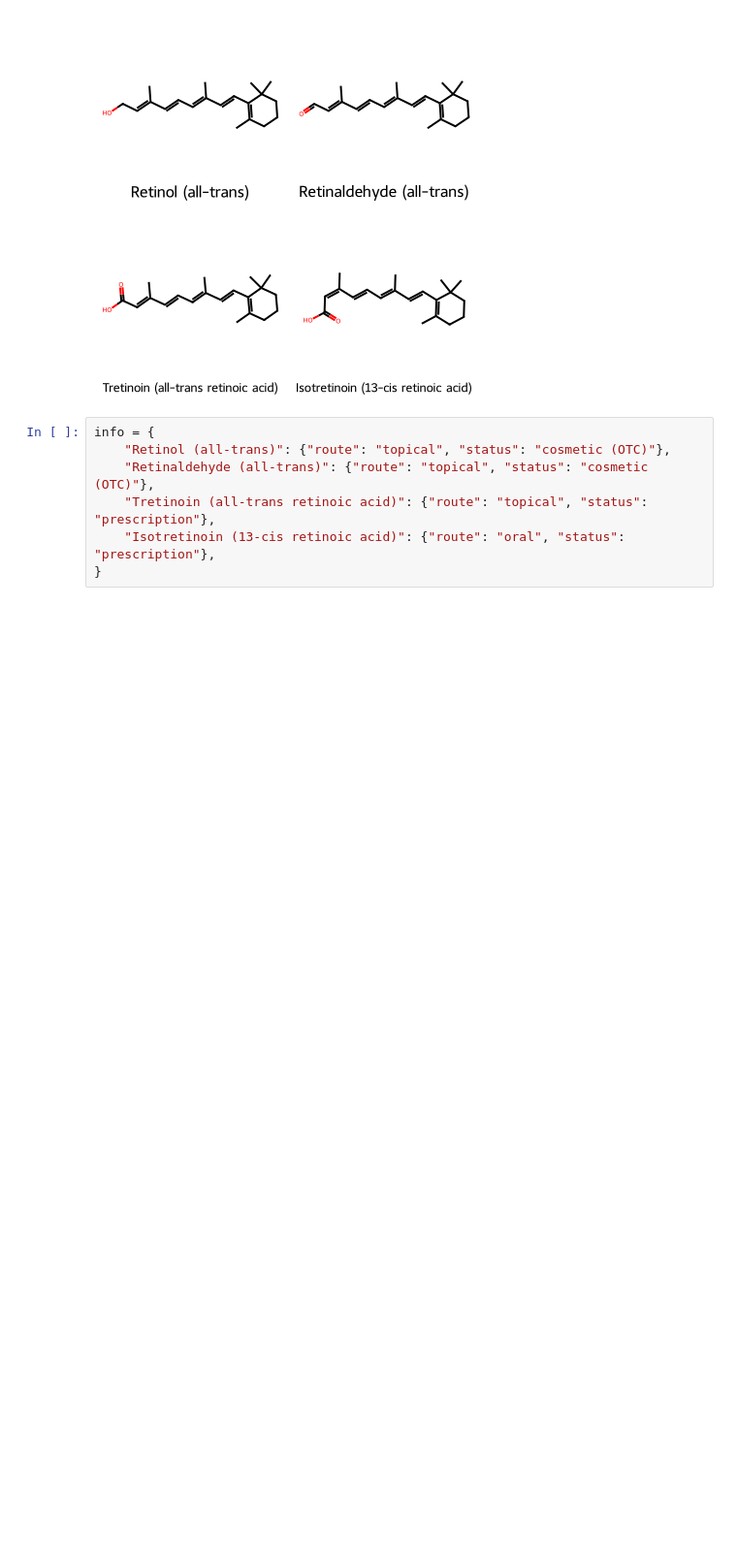
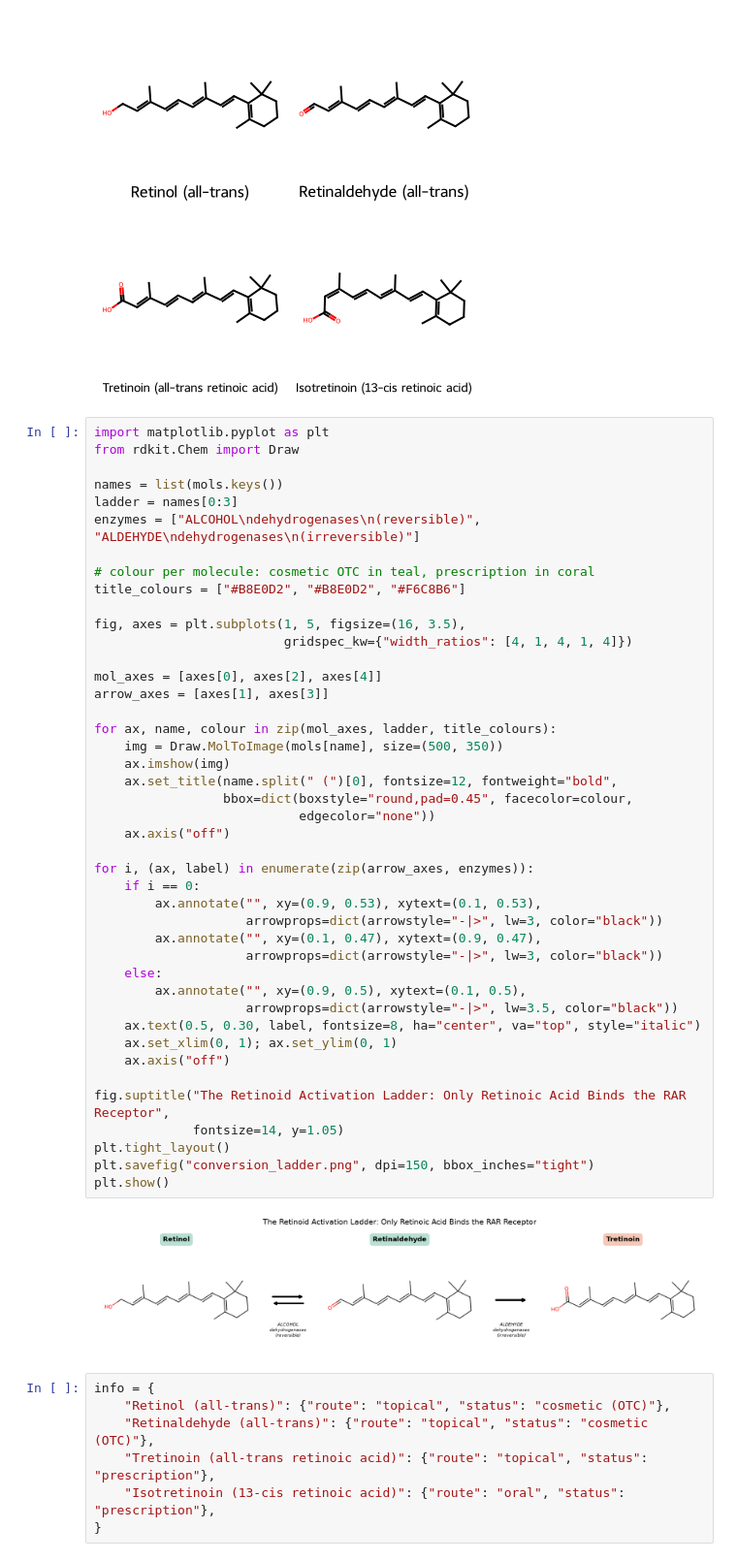
Before and after one commit to luisabbarclay1/Retinoid-analysis, a Jupyter notebook: retinoid_analysis.ipynb, the cells around one changed output. Shown at 97% size. Saved outputs shown, nothing was run; the diff lists cells and outputs as text; blank space fills up the shorter version.

Commit message:
Ladder figure with equilibrium arrows and descriptor table

```diff
--- a/retinoid_analysis.ipynb
+++ b/retinoid_analysis.ipynb
@@ -13,6 +15,51 @@ mols = {name: Chem.MolFromSmiles(smi) for name, smi in molecules.items()}
 Draw.MolsToGridImage(list(mols.values()), legends=list(mols.keys()), molsPerRow=2)
 # %% [output]
 [figure]
+# %%
+import matplotlib.pyplot as plt
+from rdkit.Chem import Draw
+
+names = list(mols.keys())
+ladder = names[0:3]
+enzymes = ["ALCOHOL\ndehydrogenases\n(reversible)", "ALDEHYDE\ndehydrogenases\n(irreversible)"]
+
+# colour per molecule: cosmetic OTC in teal, prescription in coral
+title_colours = ["#B8E0D2", "#B8E0D2", "#F6C8B6"]
+
+fig, axes = plt.subplots(1, 5, figsize=(16, 3.5),
+                         gridspec_kw={"width_ratios": [4, 1, 4, 1, 4]})
+
+mol_axes = [axes[0], axes[2], axes[4]]
+arrow_axes = [axes[1], axes[3]]
+
+for ax, name, colour in zip(mol_axes, ladder, title_colours):
+    img = Draw.MolToImage(mols[name], size=(500, 350))
+    ax.imshow(img)
+    ax.set_title(name.split(" (")[0], fontsize=12, fontweight="bold",
+                 bbox=dict(boxstyle="round,pad=0.45", facecolor=colour,
+                           edgecolor="none"))
+    ax.axis("off")
+
+for i, (ax, label) in enumerate(zip(arrow_axes, enzymes)):
+    if i == 0:
+        ax.annotate("", xy=(0.9, 0.53), xytext=(0.1, 0.53),
+                    arrowprops=dict(arrowstyle="-|>", lw=3, color="black"))
+        ax.annotate("", xy=(0.1, 0.47), xytext=(0.9, 0.47),
+                    arrowprops=dict(arrowstyle="-|>", lw=3, color="black"))
+    else:
+        ax.annotate("", xy=(0.9, 0.5), xytext=(0.1, 0.5),
+                    arrowprops=dict(arrowstyle="-|>", lw=3.5, color="black"))
+    ax.text(0.5, 0.30, label, fontsize=8, ha="center", va="top", style="italic")
+    ax.set_xlim(0, 1); ax.set_ylim(0, 1)
+    ax.axis("off")
+
+fig.suptitle("The Retinoid Activation Ladder: Only Retinoic Acid Binds the RAR Receptor",
+             fontsize=14, y=1.05)
+plt.tight_layout()
+plt.savefig("conversion_ladder.png", dpi=150, bbox_inches="tight")
+plt.show()
+# %% [output]
+[figure, added]
 # %%
 info = {
     "Retinol (all-trans)": {"route": "topical", "status": "cosmetic (OTC)"},
```
Also changed, not shown: parts of 2 cells of this notebook, 2 other files.
